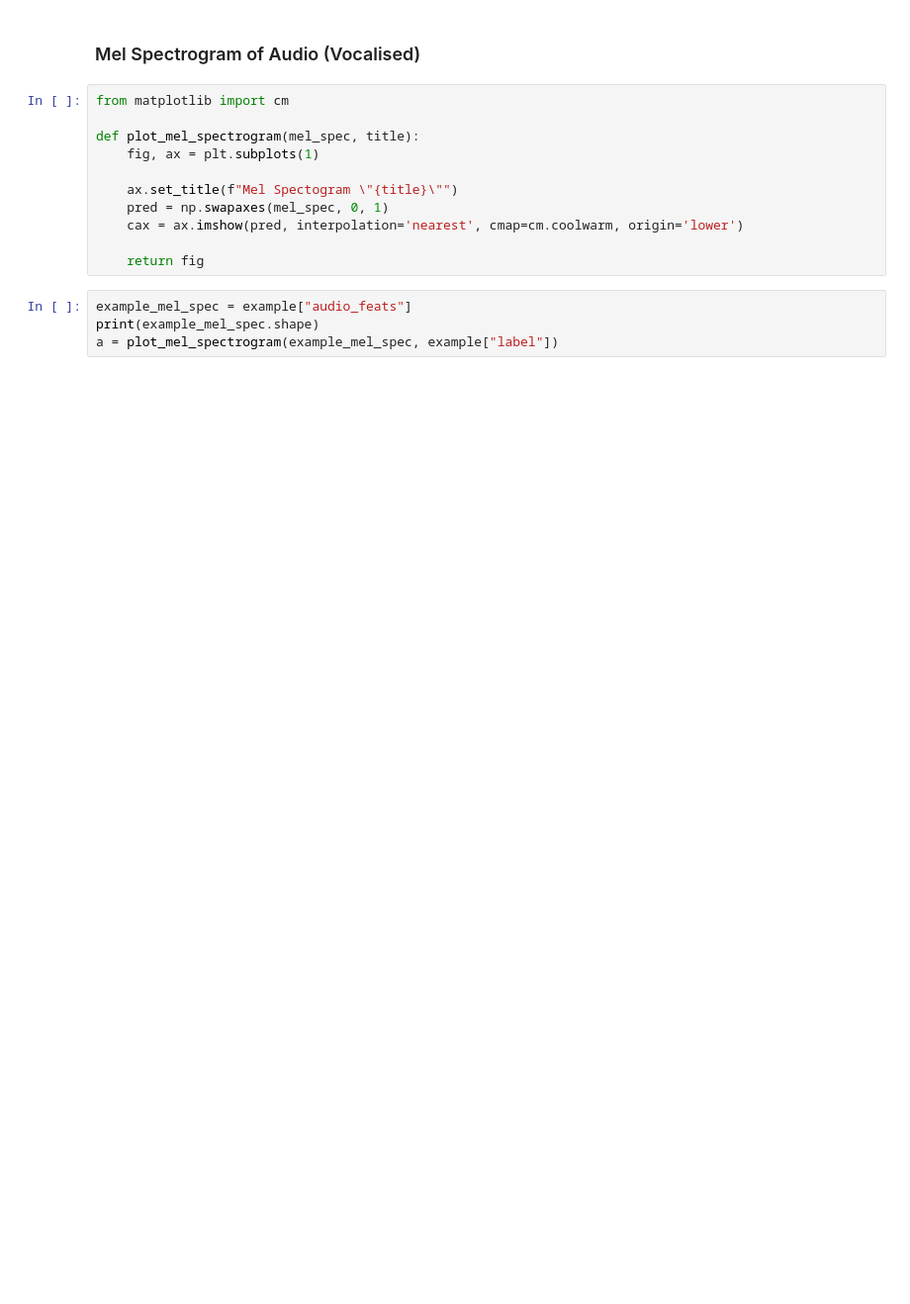
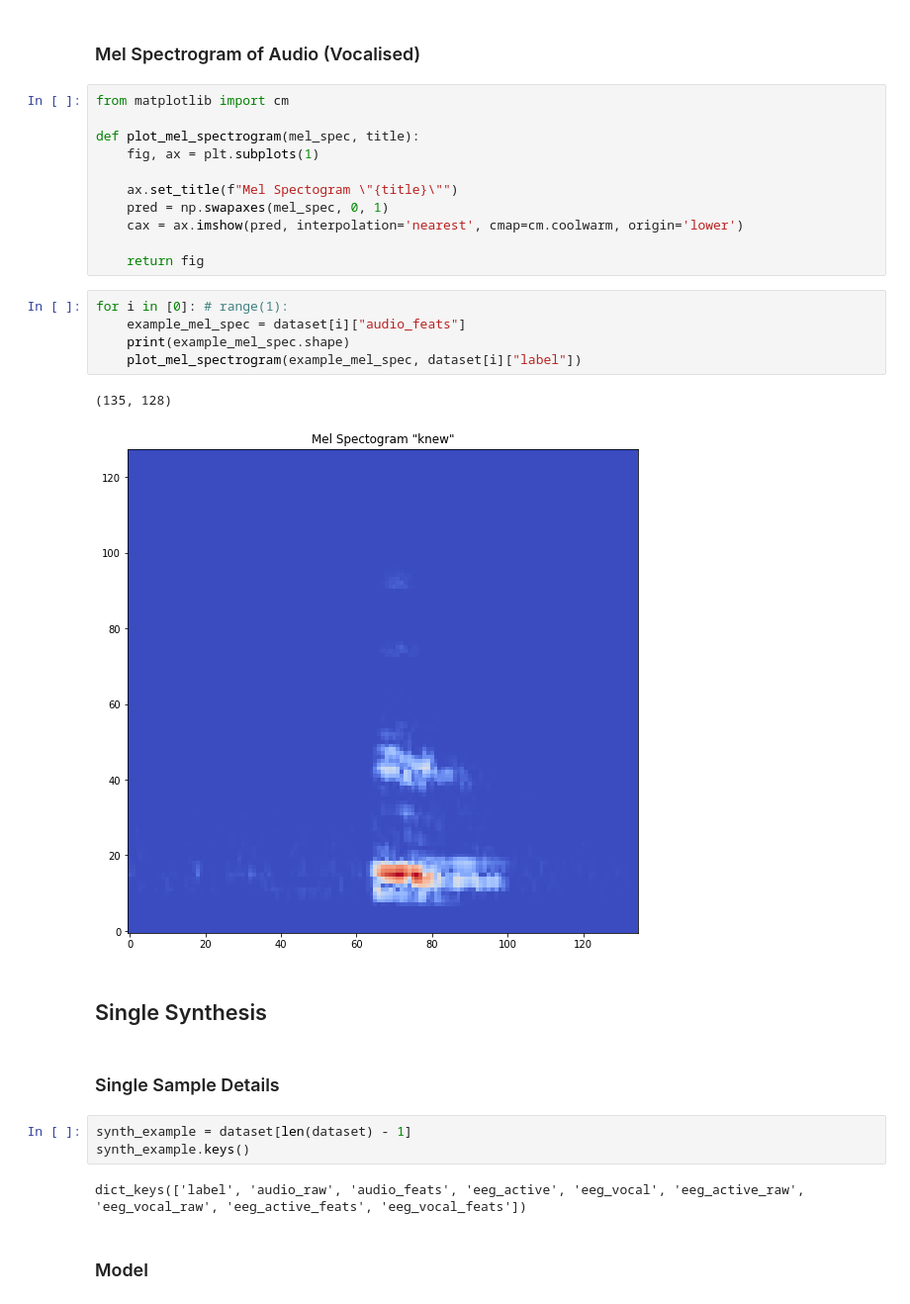
Before and after one commit to MiscellaneousStuff/kara-one-transduction, a Jupyter notebook: main.ipynb, the cells around one changed output. Shown at 99% size. Cells and saved outputs as stored; diff of their text form; blank space fills up the shorter version.

Commit message:
Working single synth

```diff
--- a/main.ipynb
+++ b/main.ipynb
@@ -94,6 +158,21 @@ def plot_mel_spectrogram(mel_spec, title):
 
     return fig
 # %%
-example_mel_spec = example["audio_feats"]
-print(example_mel_spec.shape)
-a = plot_mel_spectrogram(example_mel_spec, example["label"])
+for i in [0]: # range(1):
+    example_mel_spec = dataset[i]["audio_feats"]
+    print(example_mel_spec.shape)
+    plot_mel_spectrogram(example_mel_spec, dataset[i]["label"])
+# %% [output]
+(135, 128)
+[figure, added]
+# %% [markdown]
+## Single Synthesis
+# %% [markdown]
+### Single Sample Details
+# %%
+synth_example = dataset[len(dataset) - 1]
+synth_example.keys()
+# %% [output]
+dict_keys(['label', 'audio_raw', 'audio_feats', 'eeg_active', 'eeg_vocal', 'eeg_active_raw', 'eeg_vocal_raw', 'eeg_active_feats', 'eeg_vocal_feats'])
+# %% [markdown]
+### Model
```
Also changed, not shown: parts of 10 cells of this notebook, 1 other file.
